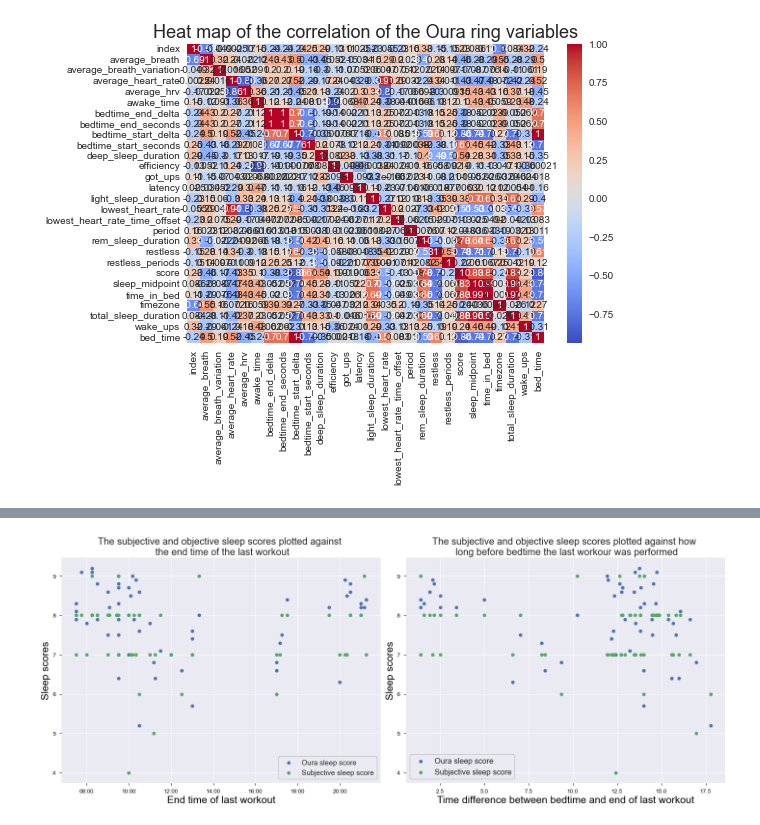
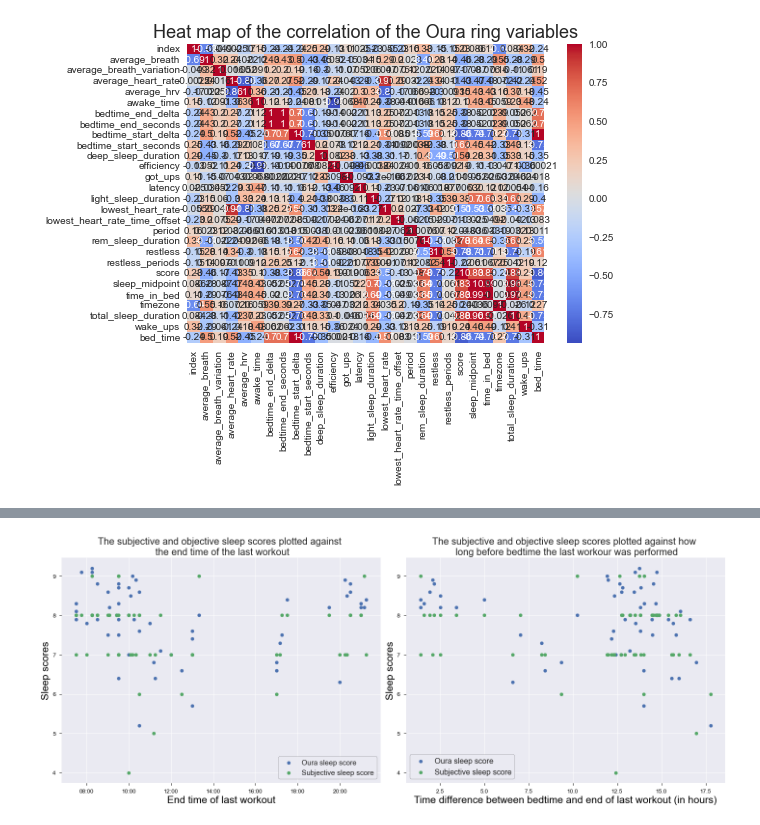
Before and after one commit to thalianajjar/internship_code, a Jupyter notebook: data_visualization.ipynb, the cells around one changed output, grey strips where cells are left out. Drawn from its saved outputs; the diff is of its cells as text; code cells hidden in the pictures.

```diff
--- a/data_visualization.ipynb
+++ b/data_visualization.ipynb
@@ -303,6 +313,7 @@ def plot_workout_times(df):
     plt.style.use("seaborn")
     colour_axes = "black"
 
+    # Convert the time from float to datetime object (so that the axis shows e.g. 11:00 rather than 11.0)
     wo_time = []
     for index, row in workout_days.iterrows():
         wo_time.append(datetime.datetime.fromtimestamp((workout_days.iloc[index]['workout_time']-1)*3600))
@@ -311,32 +322,33 @@ def plot_workout_times(df):
     ax_workout_time = time_workout.add_subplot(121)
     ax_workout_time.xaxis.set_major_formatter(mdates.DateFormatter('%H:%M'))
     ax_workout_time.scatter(wo_time, workout_days['score'].values, label="Oura sleep score")
     ax_workout_time.scatter(wo_time, workout_days['subjective_sleep_score'].values, label="Subjective sleep score")
     ax_workout_time.set_xlabel("End time of last workout", fontsize=21)
     ax_workout_time.set_ylabel("Sleep scores", fontsize=21)
     ax_workout_time.tick_params(axis='both', colors=colour_axes, which='major', size=5, labelsize=12)
     ax_workout_time.set_title("The subjective and objective sleep scores plotted against \n the end time of the last workout", fontsize=20)
     ax_workout_time.yaxis.label.set_color(colour_axes)
     ax_workout_time.xaxis.label.set_color(colour_axes)
     ax_workout_time.legend(prop={'size': 15}, frameon=True, loc="best").get_frame().set_edgecolor('k')
 
+    # Compute how long before bed time the workout was performed
     time_before_bed = workout_days['bed_time'].values - workout_days['workout_time'].values
 
     ax_workout_time_diff = time_workout.add_subplot(122)
     ax_workout_time_diff.ticklabel_format(useOffset=False)
     ax_workout_time_diff.scatter(time_before_bed, workout_days['score'].values, label="Oura sleep score")
     ax_workout_time_diff.scatter(time_before_bed, workout_days['subjective_sleep_score'].values, label="Subjective sleep score")
-    ax_workout_time_diff.set_xlabel("Time difference between bedtime and end of last workout", fontsize=21)
+    ax_workout_time_diff.set_xlabel("Time difference between bedtime and end of last workout (in hours)", fontsize=21)
     ax_workout_time_diff.set_ylabel("Sleep scores", fontsize=21)
     ax_workout_time_diff.tick_params(axis='both', colors=colour_axes, which='major', size=5, labelsize=12)
     ax_workout_time_diff.set_title("The subjective and objective sleep scores plotted against how \n long before bedtime the last workour was performed", fontsize=20)
     ax_workout_time_diff.yaxis.label.set_color(colour_axes)
     ax_workout_time_diff.xaxis.label.set_color(colour_axes)
     ax_workout_time_diff.legend(prop={'size': 16}, frameon=True, loc="best").get_frame().set_edgecolor('k')
     time_workout.tight_layout()
 
     plt.show()
 
 plot_workout_times(df)
 # %% [output]
-[figure, old version]
+[figure, new version]
```
Also changed, not shown: parts of 9 cells of this notebook.
